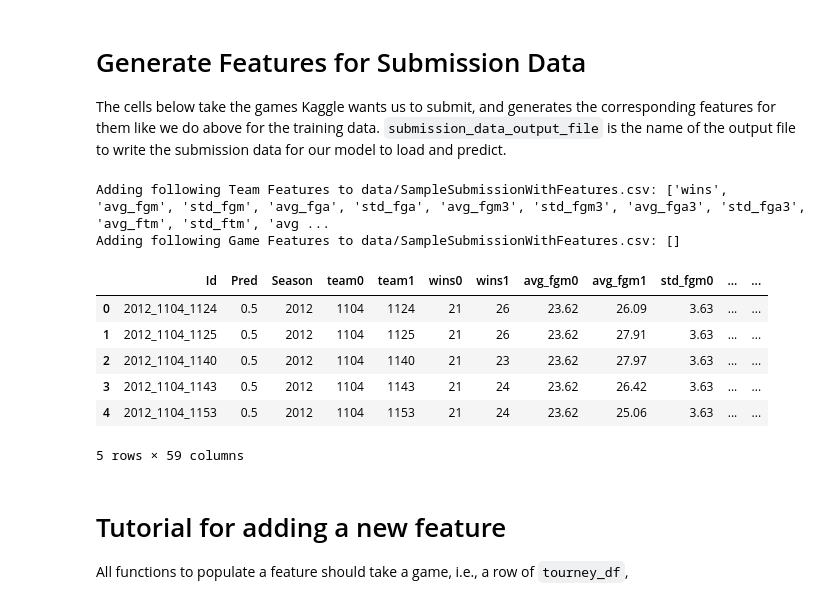
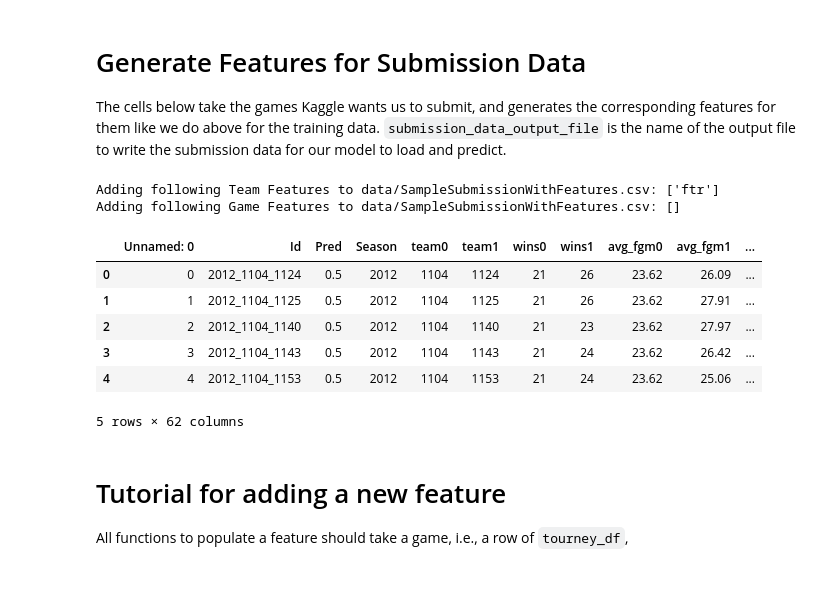
Before and after one commit to dtamayo/NCAAbasketball, a Jupyter notebook: GenerateFeatures.ipynb, the cells around one changed output. Cells and saved outputs as stored; diff of their text form; code cells hidden in the pictures.

Commit message:
updated data with ftr

```diff
--- a/GenerateFeatures.ipynb
+++ b/GenerateFeatures.ipynb
@@ -47,0 +56,9 @@ def wins(team):
+# %%
+def wins(team):
+    return season_df.loc[is_winner[team['Team_Id']] & in_season[team['Season']] & is_valid].shape[0]
+
+def ftr(team):
+    fta = pd.concat([season_df.loc[is_winner[team['Team_Id']] & in_season[team['Season']] & is_valid, 'Wfta'], season_df.loc[is_loser[team['Team_Id']] & in_season[team['Season']] & is_valid, 'Lfta']])
+    fga = pd.concat([season_df.loc[is_winner[team['Team_Id']] & in_season[team['Season']] & is_valid, 'Wfga'], season_df.loc[is_loser[team['Team_Id']] & in_season[team['Season']] & is_valid, 'Lfga']])
+    ftr = fta/fga
+    return np.round(ftr.mean(), decimals=2)
@@ -48,18 +133,20 @@ def wins(team):
 # %%
-teamfList = [wins]
-for f in ['fgm', 'fga', 'fgm3', 'fga3', 'ftm', 'fta', 'or', 'dr', 'ast', 'to', 'stl', 'blk', 'pf']:
-    teamfList.append(avg(f))
-    teamfList.append(std(f))
+teamfList = []
+teamfList.append(ftr)
+#teamfList.append(wins)
+#for f in ['fgm', 'fga', 'fgm3', 'fga3', 'ftm', 'fta', 'or', 'dr', 'ast', 'to', 'stl', 'blk', 'pf']:
+#    teamfList.append(avg(f))
+#    teamfList.append(std(f))
 print("Team Features added = {0}".format([f.__name__ for f in teamfList]))
 # %% [output]
 Team Features added = ['wins', 'avg_fgm', 'std_fgm', 'avg_fga', 'std_fga', 'avg_fgm3', 'std_fgm3', 'avg_fga3', 'std_fga3', 'avg_ftm', 'std_ftm', 'avg_fta', 'std_fta', 'avg_or', 'std_or', 'avg_dr', 'st ...
 # %%
 #USE THESE TWO LINES TO REGENERATE ALL THE TEAM FEATURES
-team_features_df = pd.DataFrame([[team_ID, season] for team_ID in team_ids for season in seasons], columns = ['Team_Id', 'Season'])
-team_features_df['team_name'] = team_features_df['Team_Id'].map(team_name)
+#team_features_df = pd.DataFrame([[team_ID, season] for team_ID in team_ids for season in seasons], columns = ['Team_Id', 'Season'])
+#team_features_df['team_name'] = team_features_df['Team_Id'].map(team_name)
 
 #USE THIS LINE TO ADD TO THE EXISTING TEAM FEATURES
-#team_features_df = pd.read_csv(team_features_output_file)
+team_features_df = pd.read_csv(team_features_output_file)
 
 for feature in teamfList:
     team_features_df[feature.__name__] = team_features_df.apply(feature, axis=1)
@@ -117,8 +209,8 @@ def feature01(feature):
 847 tournament games in the dataset
 # %%
 # UNCOMMENT THESE LINES IF YOU WANT TO REGENERATE THE TRAINING DATA FILE FROM SCRATCH
-for feature in [team0, team1]:
-    tourney_df[feature.__name__] = tourney_df.apply(feature, axis=1)
+#for feature in [team0, team1]:
+#    tourney_df[feature.__name__] = tourney_df.apply(feature, axis=1)
 
 # first add all the features for individual teams
 for feature in teamfList:
@@ -173,41 +267,41 @@ submission_data_with_features_file = 'data/SampleSubmissionWithFeatures.csv'
 print("Adding following Team Features to {0}: {1}".format(submission_data_with_features_file, [f.__name__ for f in teamfList]))
 print("Adding following Game Features to {0}: {1}".format(submission_data_with_features_file, [f.__name__ for f in gamefList]))
 # %% [output]
-Adding following Team Features to data/SampleSubmissionWithFeatures.csv: ['wins', 'avg_fgm', 'std_fgm', 'avg_fga', 'std_fga', 'avg_fgm3', 'std_fgm3', 'avg_fga3', 'std_fga3', 'avg_ftm', 'std_ftm', 'avg ...
+Adding following Team Features to data/SampleSubmissionWithFeatures.csv: ['ftr']
 Adding following Game Features to data/SampleSubmissionWithFeatures.csv: []
 # %%
-sample_df = pd.read_csv('data/SampleSubmission.csv')
+sample_df = pd.read_csv(submission_data_with_features_file) #should be SampleSubmission.csv if generating from scratch
 
 def get_season(Id):
     return np.int64(Id.split("_")[0])
 def get_team0(Id):
     return np.int64(Id.split("_")[1])
 def get_team1(Id):
     return np.int64(Id.split("_")[2])
 
 # UNCOMMENT THESE LINES IF YOU WANT TO REGENERATE THE SUBMISSION FEATURES FROM SCRATCH
-sample_df['Season'] = sample_df['Id'].apply(get_season)
-sample_df['team0'] = sample_df['Id'].apply(get_team0)
-sample_df['team1'] = sample_df['Id'].apply(get_team1)
+#sample_df['Season'] = sample_df['Id'].apply(get_season)
+#sample_df['team0'] = sample_df['Id'].apply(get_team0)
+#sample_df['team1'] = sample_df['Id'].apply(get_team1)
 
 # first add all the features for individual teams
 for feature in teamfList:
     sample_df = pd.concat([sample_df, sample_df.apply(feature01(feature), axis=1)], axis=1)
 
 # now add features specific to a game (pair of teams)
 for feature in gamefList:
     tourney_df[feature.__name__] = tourney_df.apply(feature, axis=1)
 
 sample_df.to_csv(submission_data_with_features_file, encoding='ascii')
 sample_df.head()
 # %% [output]
-|  | Id | Pred | Season | team0 | team1 | wins0 | wins1 | avg_fgm0 | avg_fgm1 | std_fgm0 | ... | ... |
-| 0 | 2012_1104_1124 | 0.5 | 2012 | 1104 | 1124 | 21 | 26 | 23.62 | 26.09 | 3.63 | ... | ... |
-| 1 | 2012_1104_1125 | 0.5 | 2012 | 1104 | 1125 | 21 | 26 | 23.62 | 27.91 | 3.63 | ... | ... |
-| 2 | 2012_1104_1140 | 0.5 | 2012 | 1104 | 1140 | 21 | 23 | 23.62 | 27.97 | 3.63 | ... | ... |
-| 3 | 2012_1104_1143 | 0.5 | 2012 | 1104 | 1143 | 21 | 24 | 23.62 | 26.42 | 3.63 | ... | ... |
-| 4 | 2012_1104_1153 | 0.5 | 2012 | 1104 | 1153 | 21 | 24 | 23.62 | 25.06 | 3.63 | ... | ... |
+|  | Unnamed: 0 | Id | Pred | Season | team0 | team1 | wins0 | wins1 | avg_fgm0 | avg_fgm1 | ... |
+| 0 | 0 | 2012_1104_1124 | 0.5 | 2012 | 1104 | 1124 | 21 | 26 | 23.62 | 26.09 | ... |
+| 1 | 1 | 2012_1104_1125 | 0.5 | 2012 | 1104 | 1125 | 21 | 26 | 23.62 | 27.91 | ... |
+| 2 | 2 | 2012_1104_1140 | 0.5 | 2012 | 1104 | 1140 | 21 | 23 | 23.62 | 27.97 | ... |
+| 3 | 3 | 2012_1104_1143 | 0.5 | 2012 | 1104 | 1143 | 21 | 24 | 23.62 | 26.42 | ... |
+| 4 | 4 | 2012_1104_1153 | 0.5 | 2012 | 1104 | 1153 | 21 | 24 | 23.62 | 25.06 | ... |
-5 rows × 59 columns
+5 rows × 62 columns
 # %% [markdown]
 # Tutorial for adding a new feature
 
```
Also changed, not shown: parts of 13 cells of this notebook, 5 other files.
